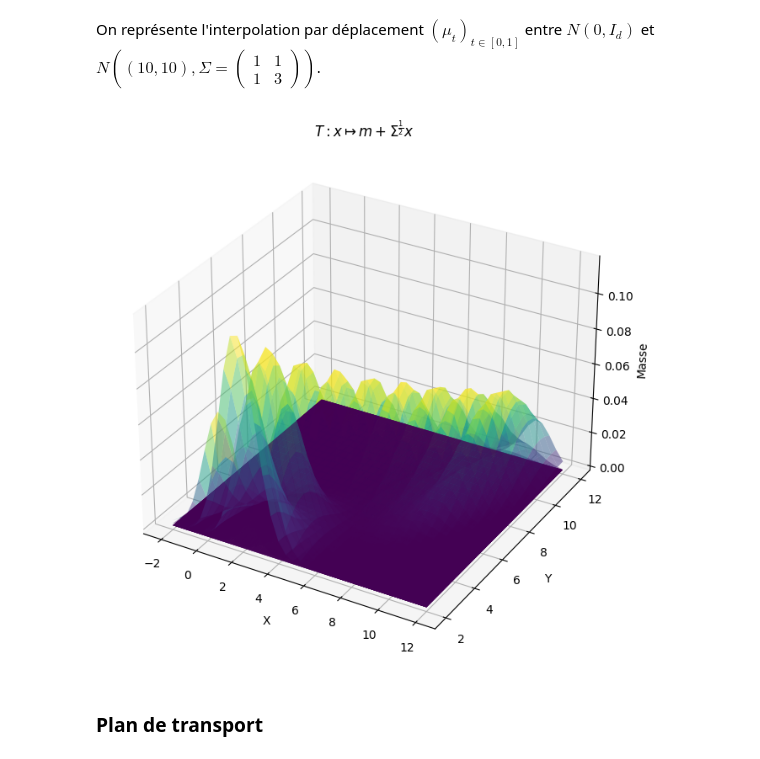
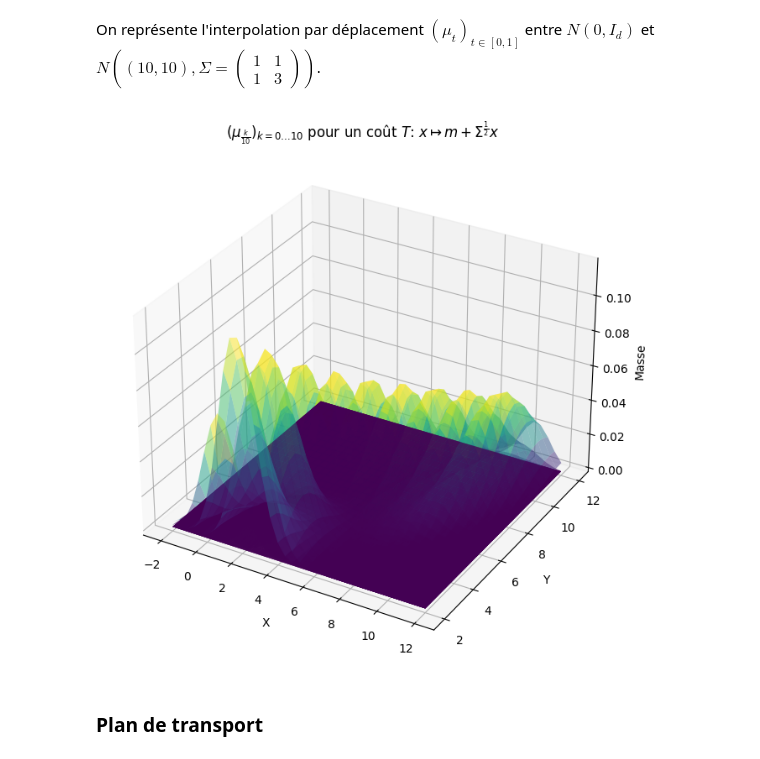
Before and after one commit to AI-ELka/Displacement_convexity_proj, a Jupyter notebook: Main.ipynb, the cells around one changed output. Drawn from its saved outputs; the diff is of its cells as text; code cells hidden in the pictures.

```diff
--- a/Main.ipynb
+++ b/Main.ipynb
@@ -411,7 +408,7 @@ from mpl_toolkits.mplot3d import Axes3D
 
 def mass(a, b, inv):
 
-    #print(a,inv(a))
+
     a = inv(a)
     b = inv(b)
 
@@ -419,14 +416,12 @@ def mass(a, b, inv):
     mean = np.zeros(2)
     covariance = np.eye(2)
 
-    #mv_normal = multivariate_normal(mean=mean, cov=covariance)
-    #probability = mv_normal.cdf(b) - mv_normal.cdf(a)
+
     proba1 = sps.norm.cdf(a[0])-sps.norm.cdf(b[0])
     if(a[0]<b[0]): proba1 *= -1
     proba2 = sps.norm.cdf(b[1])-sps.norm.cdf(a[1])
     if(a[1]>b[1]): proba2 *= -1
 
-    #print(a,b,proba1,proba2)
 
     return proba1*proba2
 
@@ -446,36 +441,40 @@ def Tinv(t, x, m, cr):
 
 m = np.array([10, 10])
 c = np.array([[1, 1], [1, 3]])
 
 cr = racine_matrice(c)
-#print(cr)
+
 
 eps = 0.4
 
 #print(Tinv(0,np.array([1,10]),m,c))
 
 x = np.arange(-2, 12 + eps, eps)
 y = np.arange(2, 12 + eps, eps)
 seg = np.meshgrid(x, y)
 
 fig = plt.figure(figsize=(10, 8))
 ax = plt.axes(projection='3d')
 
 for k in range(0, 11):
     res = np.array([mass(np.array([i, j]), np.array([i + eps, j + eps]), lambda x: Tinv(k / 10, x, m, cr))/eps/eps for i, j in zip(seg[0].ravel(), seg[1].ravel())])
     res = res.reshape(seg[0].shape)
     ax.plot_surface(seg[0], seg[1], res, cmap='viridis', alpha=0.5)
 
 ax.set_xlabel('X')
 ax.set_ylabel('Y')
 ax.set_zlabel('Masse')
 
 
-plt.title(r"$T : x \mapsto m +\Sigma^{\frac{1}{2}} x $")
+# plt.title(r"$(\mu_{\frac{k}{10}})_{k=0 \ldots 10 \text{pour un coût } T : x \mapsto m +\Sigma^{\frac{1}{2}} x $")
+
+
+plt.title(r"$\left(\mu_{\frac{k}{10}}\right)_{k=0 \ldots 10}$ pour un coût $T$: $x \mapsto m + \Sigma^{\frac{1}{2}}x$")
+
 
 plt.show()
 # %% [output]
-[figure, old version]
+[figure, new version]
 # %% [markdown]
 ### Plan de transport
 # %% [markdown]
```
Also changed, not shown: parts of 8 cells of this notebook.
